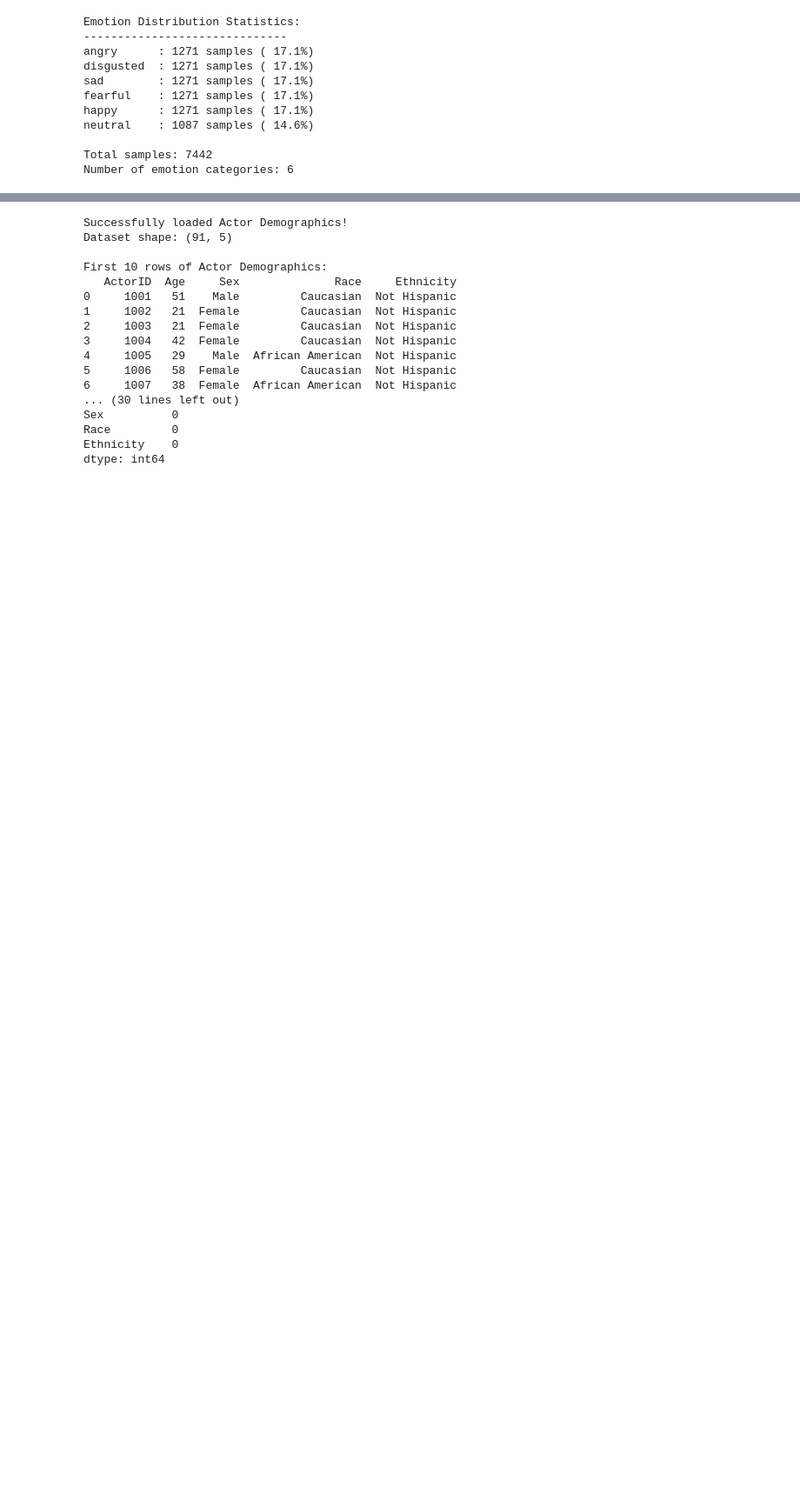
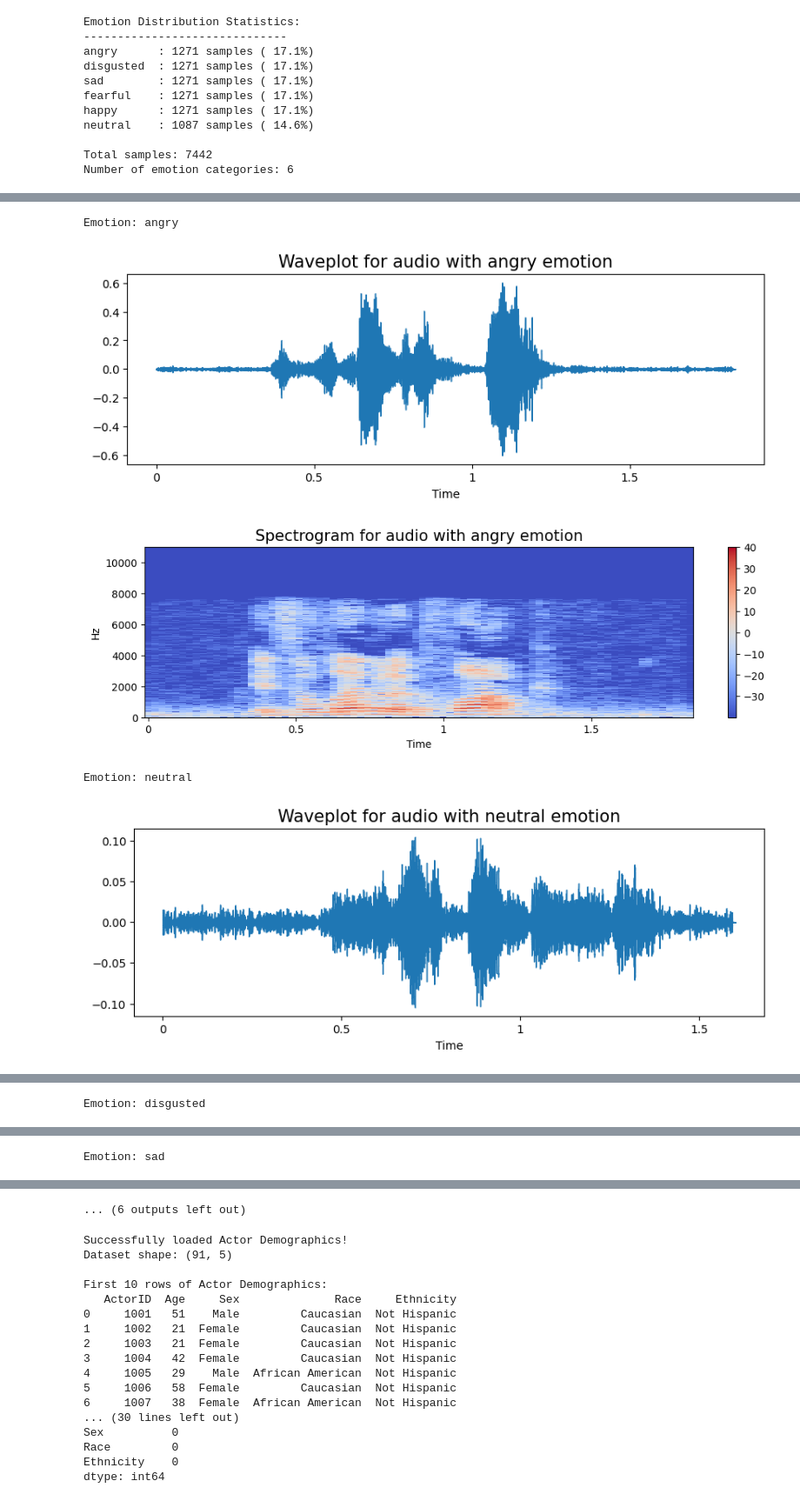
Before and after one commit to sagerstack/ml-speech-emotion-recognition, a Jupyter notebook: notebooks/feature-ext.ipynb, the cells around one changed output, grey strips where cells are left out. Shown at 87% size. Saved outputs shown, nothing was run; the diff lists cells and outputs as text; code cells hidden in the pictures; blank space fills up the shorter version.

```diff
--- a/notebooks/feature-ext.ipynb
+++ b/notebooks/feature-ext.ipynb
@@ -33,7 +33,7 @@ from keras.callbacks import ModelCheckpoint
 import os
 import re
 
-def load_audio_dataset(audio_dir="../../data/AudioWAV/"):
+def load_audio_dataset(audio_dir="../data/AudioWAV/"):
     """
     Load the audio dataset from the CREMA dataset directory.
 
@@ -232,2 +235,41 @@ Number of emotion categories: 6
+# %%
+def create_waveplot(data, sr, e):
+    plt.figure(figsize=(10, 3))
+    plt.title('Waveplot for audio with {} emotion'.format(e), size=15)
+    librosa.display.waveshow(data, sr=sr)
+    plt.show()
+
+def create_spectrogram(data, sr, e):
+    # stft function converts the data into short term fourier transform
+    X = librosa.stft(data)
+    Xdb = librosa.amplitude_to_db(abs(X))
+    plt.figure(figsize=(12, 3))
+    plt.title('Spectrogram for audio with {} emotion'.format(e), size=15)
+    librosa.display.specshow(Xdb, sr=sr, x_axis='time', y_axis='hz')
+    #librosa.display.specshow(Xdb, sr=sr, x_axis='time', y_axis='log')
+    plt.colorbar()
+    plt.show()
 # %%
-## Feature Extraction
+from time import sleep
+
+for emotion in audio_df['emotion'].unique():
+    # Get a random sample for the current emotion
+    sample_row = audio_df[audio_df['emotion'] == emotion].sample(n=1, random_state=42).iloc[0]
+    file_path = os.path.join("../data/AudioWAV/", sample_row['filename'])
+
+    # Load the audio file
+    data, sr = librosa.load(file_path)
+
+    print(f"\nEmotion: {emotion}")
+
+    # Create waveplot
+    create_waveplot(data, sr, emotion)
+
+    # Create spectrogram
+    create_spectrogram(data, sr, emotion)
+# %% [output]
+Emotion: angry
+[figure, added]
+[figure, added]
+Emotion: neutral
+[figure, added]
@@ -233,0 +277 @@ Number of emotion categories: 6
+Emotion: disgusted
@@ -233,0 +280 @@ Number of emotion categories: 6
+Emotion: sad
@@ -234,3 +283,4 @@ Number of emotion categories: 6
+... (6 outputs left out)
 # %%
 # Load actor demographics data
 def load_actor_demographics(demographics_path="../../data/ActorDemographics.csv"):
```
Also changed, not shown: parts of 3 cells of this notebook, 23 other files.
